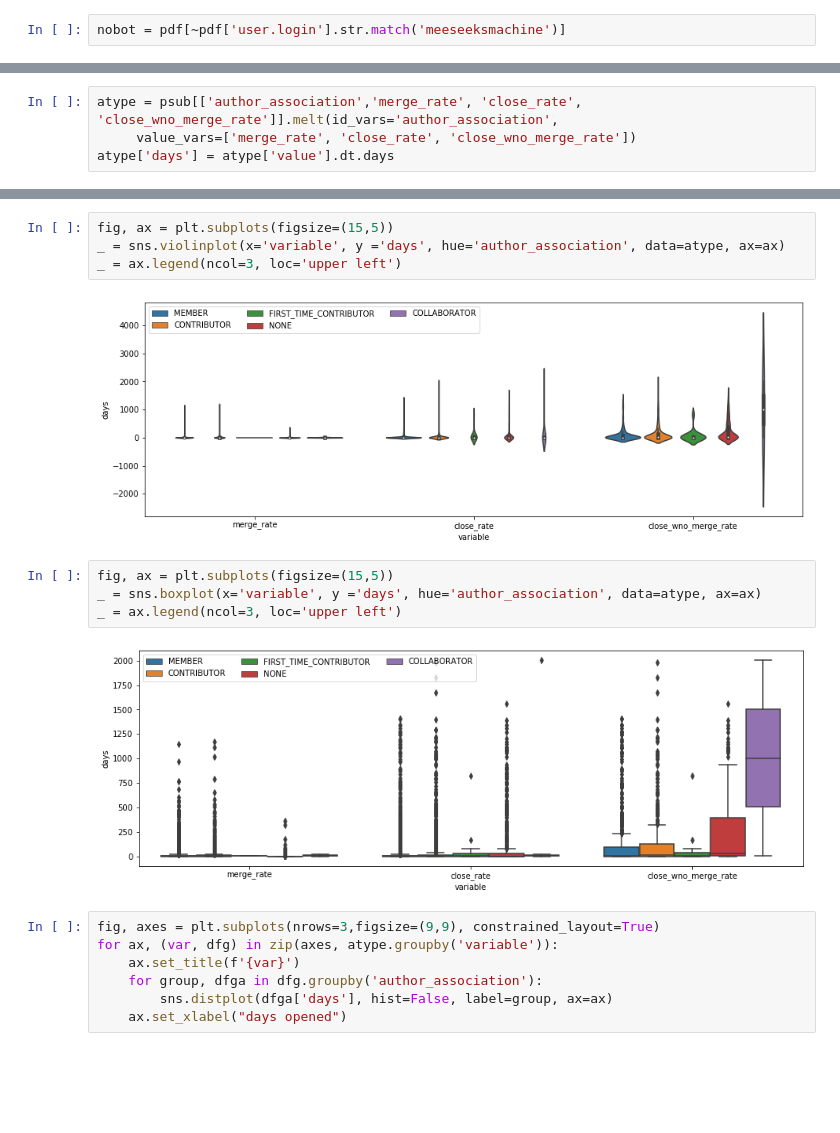
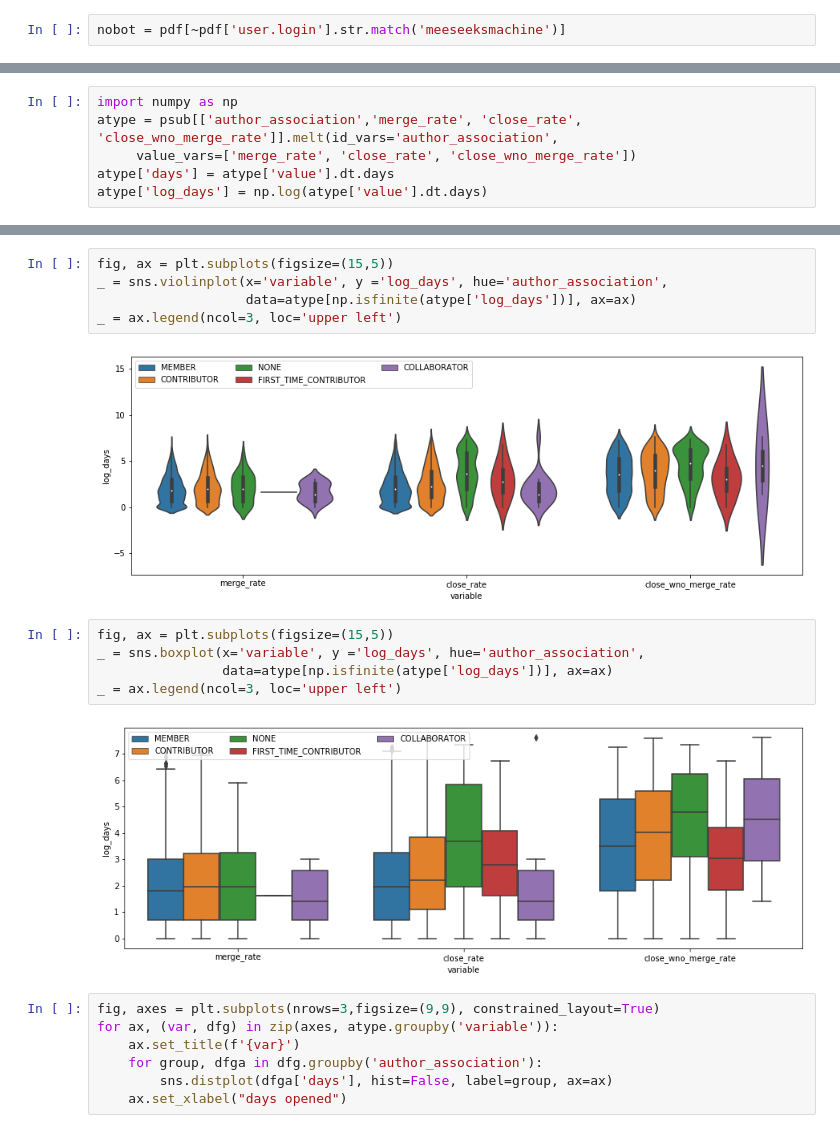
Before and after one commit to story645/scraps, a Jupyter notebook: mpl/pullrequest_a.ipynb, the cells around one changed output, grey strips where cells are left out. Cells and saved outputs as stored; diff of their text form; blank space fills up the shorter version.

```diff
--- a/mpl/pullrequest_a.ipynb
+++ b/mpl/pullrequest_a.ipynb
@@ -254,9 +254,11 @@ psub.groupby('author_association')[['merge_rate','close_rate', 'close_wno_merge_
 |  | 75% | 1503 days 16:48:01 | 130 days 06:31:31 | 36 days 17:07:27 | 93 days 15:42:18.750000 | 396 days 03:42:19.250000 |
 |  | max | 2003 days 08:13:21 | 1985 days 15:06:06 | 825 days 15:40:00 | 1407 days 23:11:11 | 1562 days 21:51:49 |
 # %%
+import numpy as np
 atype = psub[['author_association','merge_rate', 'close_rate', 'close_wno_merge_rate']].melt(id_vars='author_association',
      value_vars=['merge_rate', 'close_rate', 'close_wno_merge_rate'])
 atype['days'] = atype['value'].dt.days
+atype['log_days'] = np.log(atype['value'].dt.days)
 # %%
 atype.head()
 # %% [output]
@@ -271,15 +274,17 @@ import seaborn
 # %%
 fig, ax = plt.subplots(figsize=(15,5))
-_ = sns.violinplot(x='variable', y ='days', hue='author_association', data=atype, ax=ax)
+_ = sns.violinplot(x='variable', y ='log_days', hue='author_association',
+                   data=atype[np.isfinite(atype['log_days'])], ax=ax)
 _ = ax.legend(ncol=3, loc='upper left')
 # %% [output]
-[figure, old version]
+[figure, new version]
 # %%
 fig, ax = plt.subplots(figsize=(15,5))
-_ = sns.boxplot(x='variable', y ='days', hue='author_association', data=atype, ax=ax)
+_ = sns.boxplot(x='variable', y ='log_days', hue='author_association',
+                data=atype[np.isfinite(atype['log_days'])], ax=ax)
 _ = ax.legend(ncol=3, loc='upper left')
 # %% [output]
-[figure, old version]
+[figure, new version]
 # %%
 fig, axes = plt.subplots(nrows=3,figsize=(9,9), constrained_layout=True)
 for ax, (var, dfg) in zip(axes, atype.groupby('variable')):
```
Also changed, not shown: parts of 17 cells of this notebook, 1 other file.
